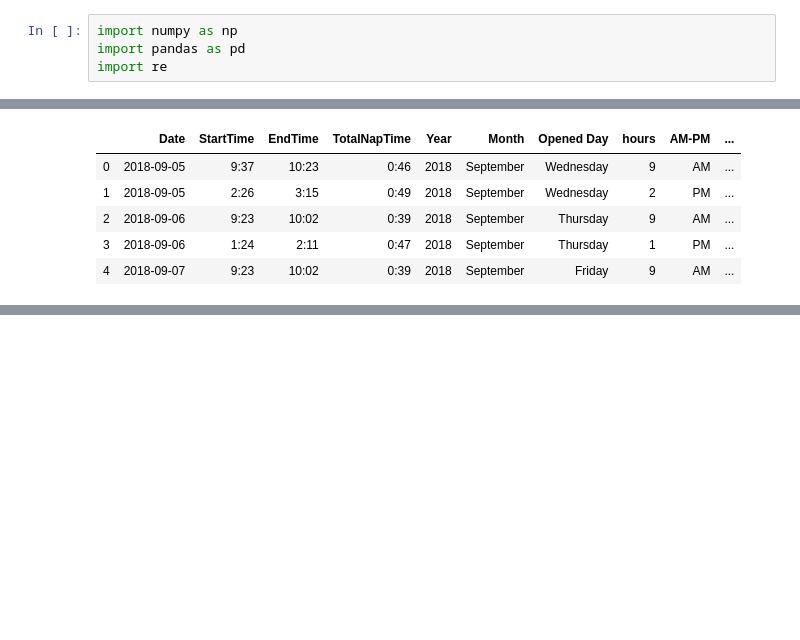
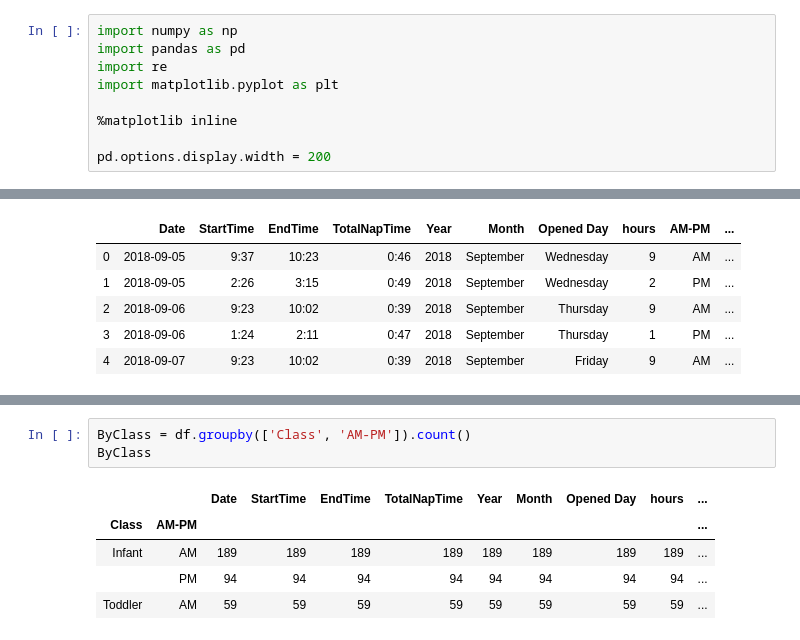
Before and after one commit to munindranath/Tadpole, a Jupyter notebook: Tadpole-Nap.ipynb, the cells around one changed output, grey strips where cells are left out. Drawn from its saved outputs; the diff is of its cells as text; blank space fills up the shorter version.

```diff
--- a/Tadpole-Nap.ipynb
+++ b/Tadpole-Nap.ipynb
@@ -2,3 +2,8 @@
 import numpy as np
 import pandas as pd
 import re
+import matplotlib.pyplot as plt
+
+%matplotlib inline
+
+pd.options.display.width = 200
@@ -160,0 +173,9 @@ last updated: Fri Dec 27 2019 07:34:25 EST
+# %%
+ByClass = df.groupby(['Class', 'AM-PM']).count()
+ByClass
+# %% [output]
+|  |  | Date | StartTime | EndTime | TotalNapTime | Year | Month | Opened Day | hours | ... |
+| Class | AM-PM |  |  |  |  |  |  |  |  | ... |
+| Infant | AM | 189 | 189 | 189 | 189 | 189 | 189 | 189 | 189 | ... |
+|  | PM | 94 | 94 | 94 | 94 | 94 | 94 | 94 | 94 | ... |
+| Toddler | AM | 59 | 59 | 59 | 59 | 59 | 59 | 59 | 59 | ... |
```
Also changed, not shown: parts of 11 cells of this notebook.
